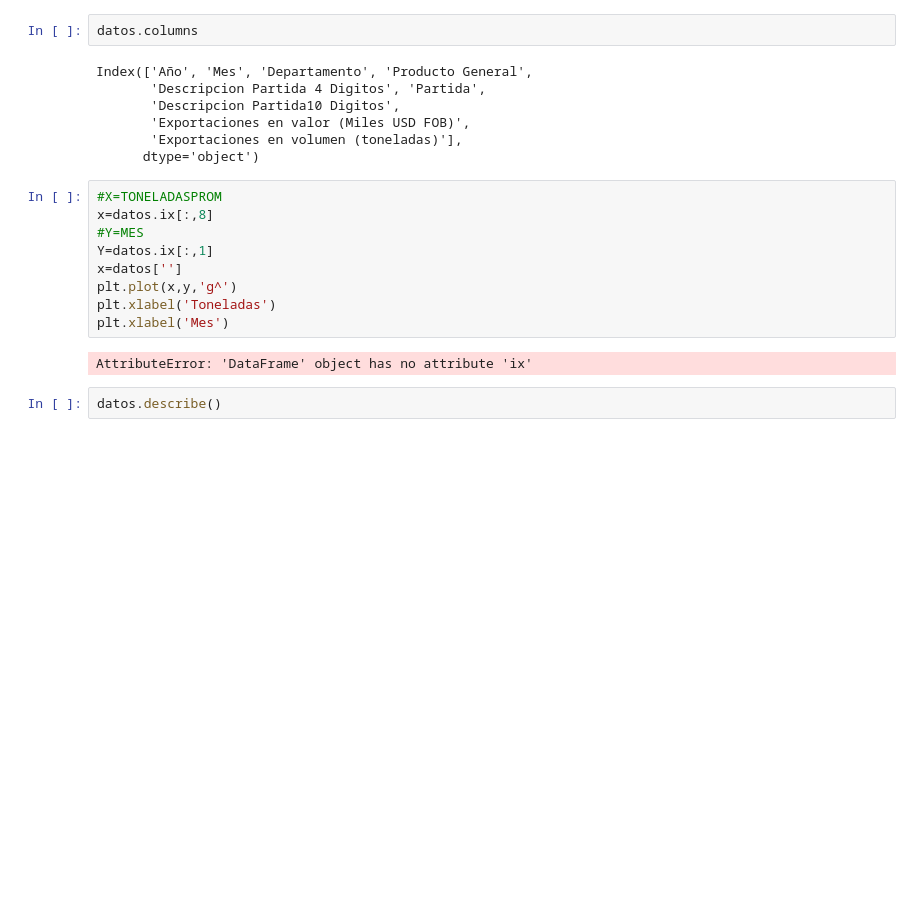
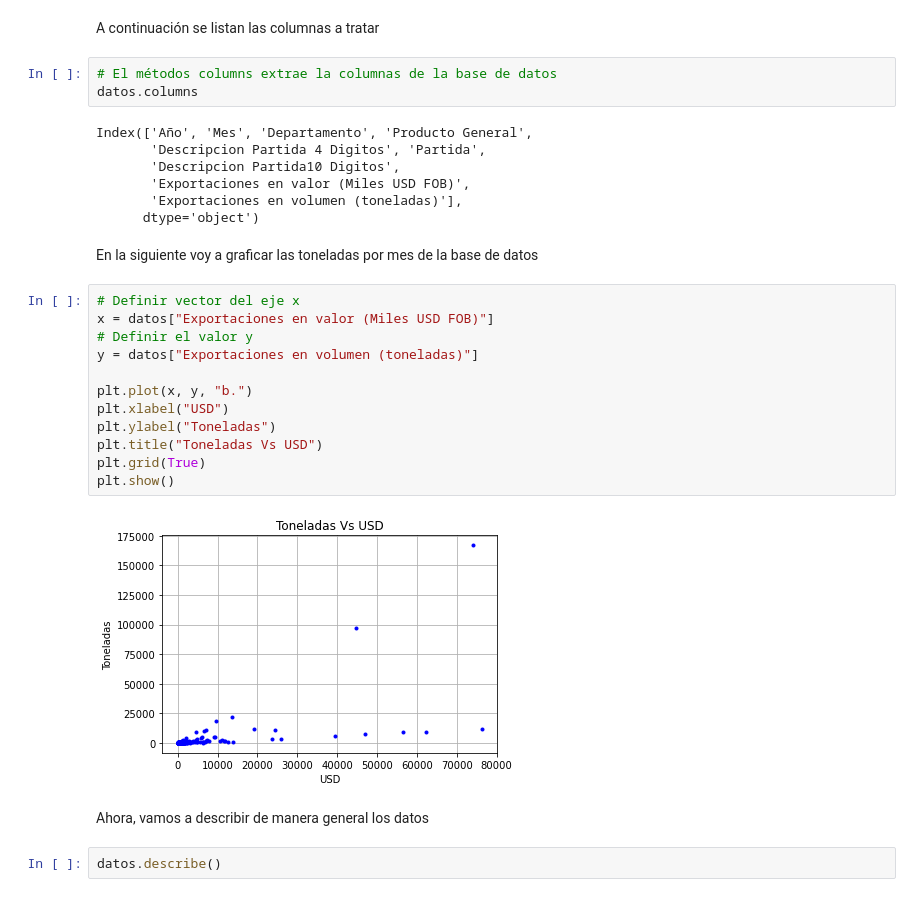
Before and after one commit to lycaballero/Exportaciones, a Jupyter notebook: Prueba1.ipynb, the cells around one changed output. Cells and saved outputs as stored; diff of their text form; blank space fills up the shorter version.

```diff
--- a/Prueba1.ipynb
+++ b/Prueba1.ipynb
@@ -45,4 +23,7 @@ datos
+# %% [markdown]
+A continuación se listan las columnas a tratar
 # %%
+# El métodos columns extrae la columnas de la base de datos
 datos.columns
 # %% [output]
 Index(['Año', 'Mes', 'Departamento', 'Producto General',
@@ -51,17 +32,24 @@ Index(['Año', 'Mes', 'Departamento', 'Producto General',
        'Exportaciones en valor (Miles USD FOB)',
        'Exportaciones en volumen (toneladas)'],
       dtype='object')
-# %%
-#X=TONELADASPROM
-x=datos.ix[:,8]
-#Y=MES
-Y=datos.ix[:,1]
-x=datos['']
-plt.plot(x,y,'g^')
-plt.xlabel('Toneladas')
-plt.xlabel('Mes')
-# %% [output]
-AttributeError: 'DataFrame' object has no attribute 'ix'
+# %% [markdown]
+En la siguiente voy a graficar las toneladas por mes de la base de datos
+# %%
+# Definir vector del eje x
+x = datos["Exportaciones en valor (Miles USD FOB)"]
+# Definir el valor y
+y = datos["Exportaciones en volumen (toneladas)"]
+
+plt.plot(x, y, "b.")
+plt.xlabel("USD")
+plt.ylabel("Toneladas")
+plt.title("Toneladas Vs USD")
+plt.grid(True)
+plt.show()
+# %% [output]
+[figure, added]
+# %% [markdown]
+Ahora, vamos a describir de manera general los datos
 # %%
 datos.describe()
 # %% [output]
```
Also changed, not shown: parts of 20 cells of this notebook.
